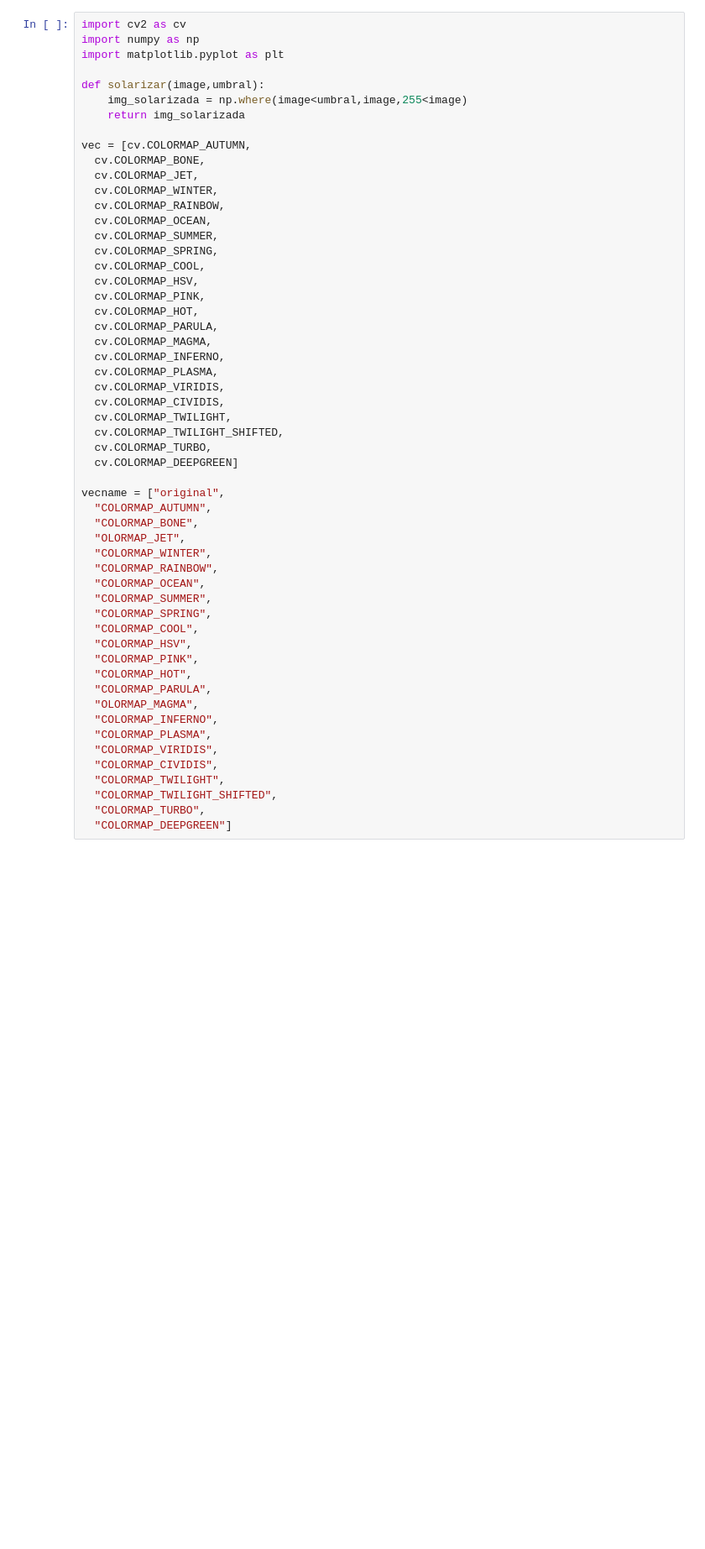
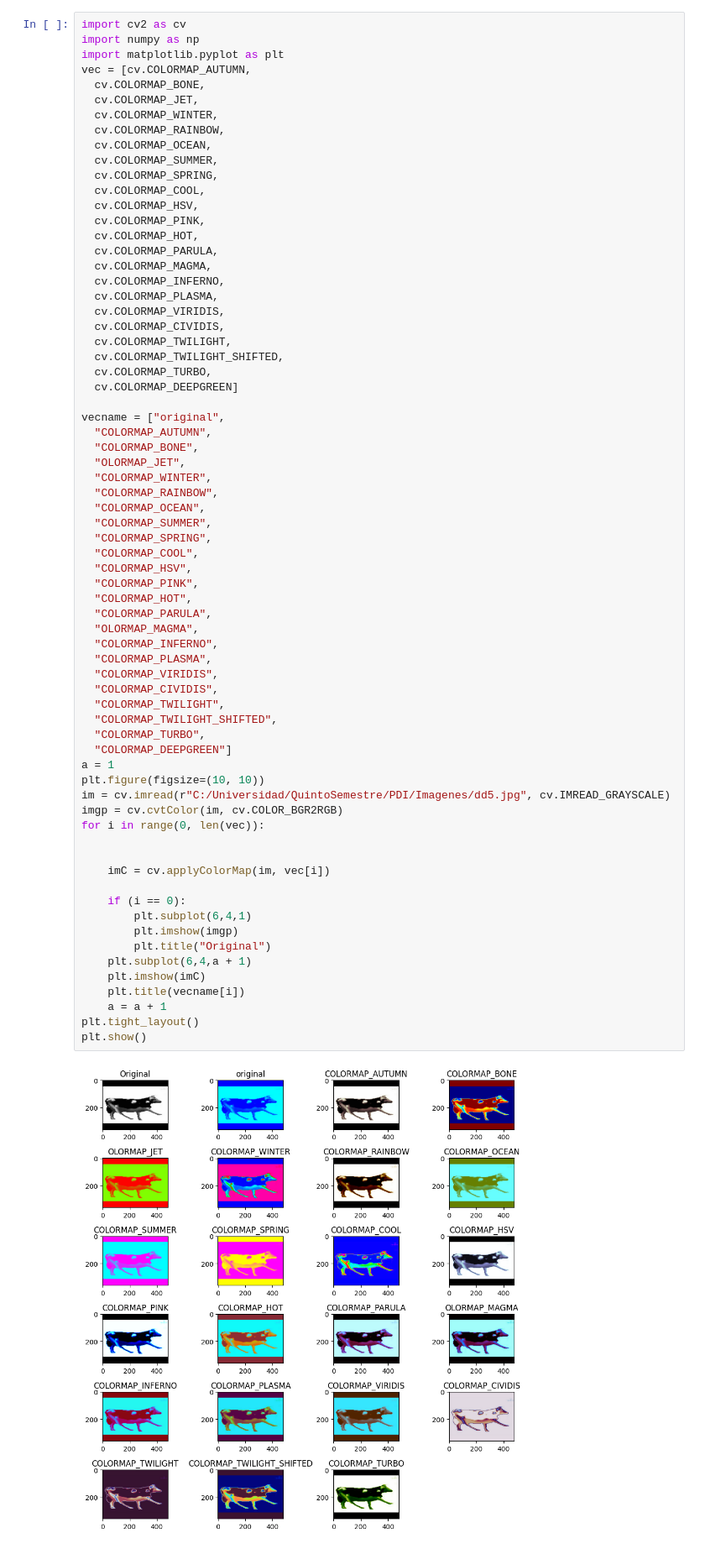
Before and after one commit to VeoNoporSad/PDI, a Jupyter notebook: Practica_19_03_2024.ipynb, the cells around one changed output. Shown at 84% size. Cells and saved outputs as stored; diff of their text form; blank space fills up the shorter version.

```diff
--- a/Practica_19_03_2024.ipynb
+++ b/Practica_19_03_2024.ipynb
@@ -53,11 +96,6 @@ plt.show()
 import cv2 as cv
 import numpy as np
 import matplotlib.pyplot as plt
-
-def solarizar(image,umbral):
-    img_solarizada = np.where(image<umbral,image,255<image)
-    return img_solarizada
-
 vec = [cv.COLORMAP_AUTUMN,
   cv.COLORMAP_BONE,
   cv.COLORMAP_JET,
@@ -77,30 +115,51 @@ vec = [cv.COLORMAP_AUTUMN,
   cv.COLORMAP_VIRIDIS,
   cv.COLORMAP_CIVIDIS,
   cv.COLORMAP_TWILIGHT,
   cv.COLORMAP_TWILIGHT_SHIFTED,
   cv.COLORMAP_TURBO,
   cv.COLORMAP_DEEPGREEN]
 
 vecname = ["original",
   "COLORMAP_AUTUMN",
   "COLORMAP_BONE",
   "OLORMAP_JET",
   "COLORMAP_WINTER",
   "COLORMAP_RAINBOW",
   "COLORMAP_OCEAN",
   "COLORMAP_SUMMER",
   "COLORMAP_SPRING",
   "COLORMAP_COOL",
   "COLORMAP_HSV",
   "COLORMAP_PINK",
   "COLORMAP_HOT",
   "COLORMAP_PARULA",
   "OLORMAP_MAGMA",
   "COLORMAP_INFERNO",
   "COLORMAP_PLASMA",
   "COLORMAP_VIRIDIS",
   "COLORMAP_CIVIDIS",
   "COLORMAP_TWILIGHT",
   "COLORMAP_TWILIGHT_SHIFTED",
   "COLORMAP_TURBO",
   "COLORMAP_DEEPGREEN"]
+a = 1
+plt.figure(figsize=(10, 10))
+im = cv.imread(r"C:/Universidad/QuintoSemestre/PDI/Imagenes/dd5.jpg", cv.IMREAD_GRAYSCALE)
+imgp = cv.cvtColor(im, cv.COLOR_BGR2RGB)
+for i in range(0, len(vec)):
+
+
+    imC = cv.applyColorMap(im, vec[i])
+
+    if (i == 0):
+        plt.subplot(6,4,1)
+        plt.imshow(imgp)
+        plt.title("Original")
+    plt.subplot(6,4,a + 1)
+    plt.imshow(imC)
+    plt.title(vecname[i])
+    a = a + 1
+plt.tight_layout()
+plt.show()
+# %% [output]
+[figure, added]
```
Also changed, not shown: parts of 10 cells of this notebook, 3 other files.
